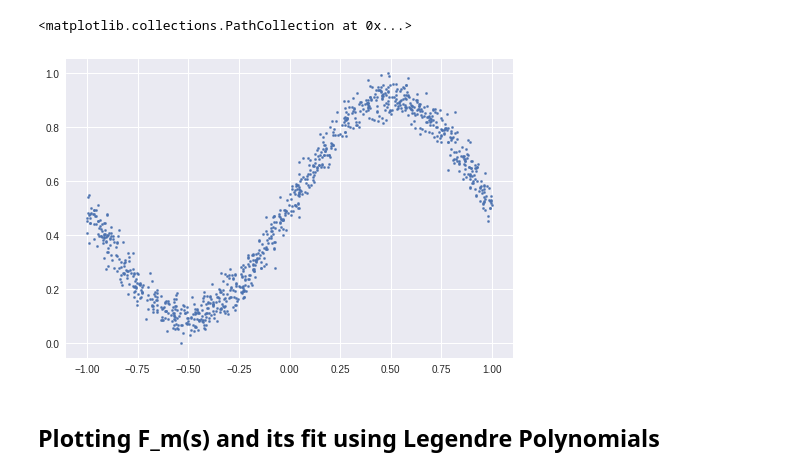
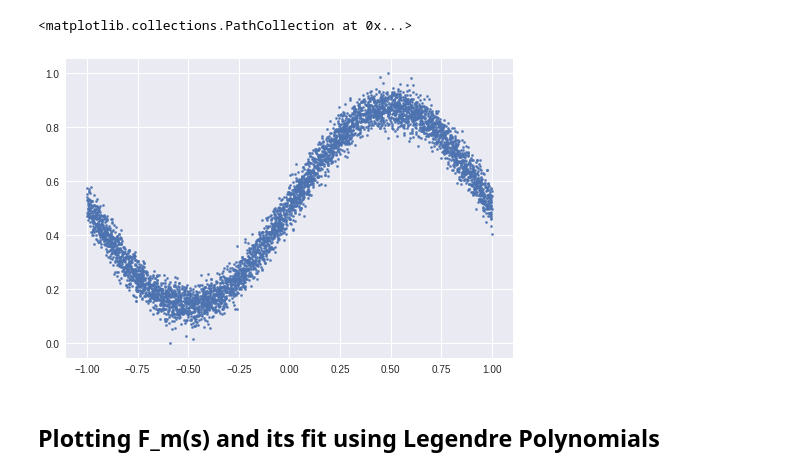
Before and after one commit to weissercn/UnbiasedML, a Jupyter notebook: UnbiasedML/nbs/ToyGrad.ipynb, the cells around one changed output. Drawn from its saved outputs; the diff is of its cells as text; code cells hidden in the pictures.

```diff
--- a/UnbiasedML/nbs/ToyGrad.ipynb
+++ b/UnbiasedML/nbs/ToyGrad.ipynb
@@ -146,18 +170,18 @@ class LegendreIntegral(): #Defined with a context variable to keep the general s
 F_state = contextvars.ContextVar('F_state')
 s_state = contextvars.ContextVar('s_state')
 # %%
-mbins = 100   # number of mass bins
+mbins = 500   # number of mass bins
 bincontent = 10  # number of points in a given bin
 shape=(mbins,bincontent)
 m = np.random.uniform(-1,1,size=np.prod(shape)) #prod(shape)=N=batch_size
 m.sort()
 m = m.reshape(shape)
 scores = np.sin(m*np.pi) + np.random.normal(0,0.1,size=shape)
 scores = (scores - scores.min())/(scores.max() - scores.min())
 plt.scatter(m,scores,s=5)
 # %% [output]
 <matplotlib.collections.PathCollection at 0x...>
-[figure, old version]
+[figure, new version]
 # %%
 scoresTensor = torch.DoubleTensor(scores)
 fitter = LegendreFitter(m=m,power=2,order=0)
```
Also changed, not shown: parts of 9 cells of this notebook.
